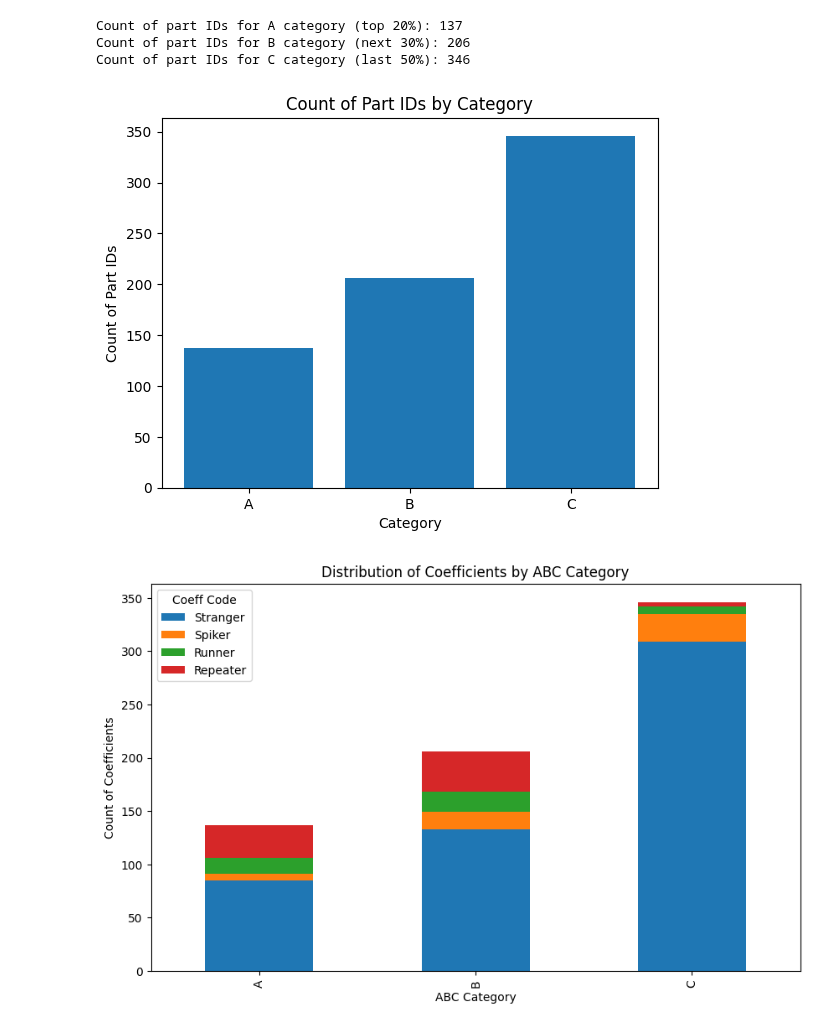
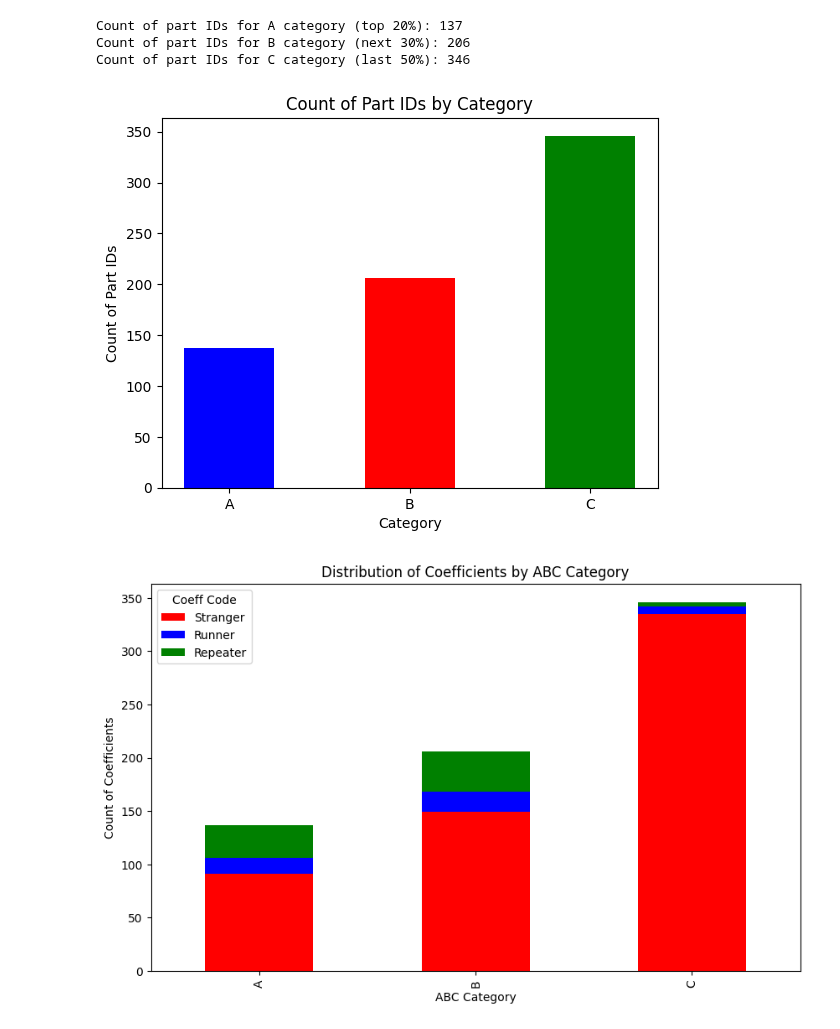
Before and after one commit to achchala/inventory-forecasting, a Jupyter notebook: ABC_analysis.ipynb, the cells around one changed output. Cells and saved outputs as stored; diff of their text form; code cells hidden in the pictures.

```diff
--- a/ABC_analysis.ipynb
+++ b/ABC_analysis.ipynb
@@ -43,28 +43,31 @@ Count of part IDs for C category (last 50%): 346
 # %%
 import matplotlib.pyplot as plt
 
 
 categories = ['A', 'B', 'C']
 counts = [count_A, count_B, count_C]
 
-plt.bar(categories, counts)
+plt.bar(categories, counts, color=['blue', 'red', 'green'], width=0.5)
 plt.xlabel('Category')
 plt.ylabel('Count of Part IDs')
 plt.title('Count of Part IDs by Category')
 plt.show()
 # %% [output]
-[figure, old version]
+[figure, new version]
 # %%
 import matplotlib.pyplot as plt
 
+# Combine 'Spiker' and 'Stranger' into a single category 'Stranger'
+df['Coeff_Code_Combined'] = df['Coeff_Code'].replace({'Spiker': 'Stranger'})
+
 # Calculate the count of each Coeff_Code in each ABC category
-abc_coeff_counts = df.groupby(['ABC_Category', 'Coeff_Code']).size().unstack(fill_value=0)
+abc_coeff_counts = df.groupby(['ABC_Category', 'Coeff_Code_Combined']).size().unstack(fill_value=0)
 
 # Reorder columns to match the order of Coeff_Code
-abc_coeff_counts = abc_coeff_counts[['Stranger', 'Spiker', 'Runner', 'Repeater']]
+abc_coeff_counts = abc_coeff_counts[['Stranger', 'Runner', 'Repeater']]
 
 # Plot the stacked bar graph
-abc_coeff_counts.plot(kind='bar', stacked=True, figsize=(10, 6))
+abc_coeff_counts.plot(kind='bar', stacked=True, figsize=(10, 6), color=['red', 'blue', 'green'])
 
 # Add labels and title
 plt.xlabel('ABC Category')
@@ -74,4 +77,4 @@ plt.legend(title='Coeff Code')
 
 plt.show()
 # %% [output]
-[figure, old version]
+[figure, new version]
```
